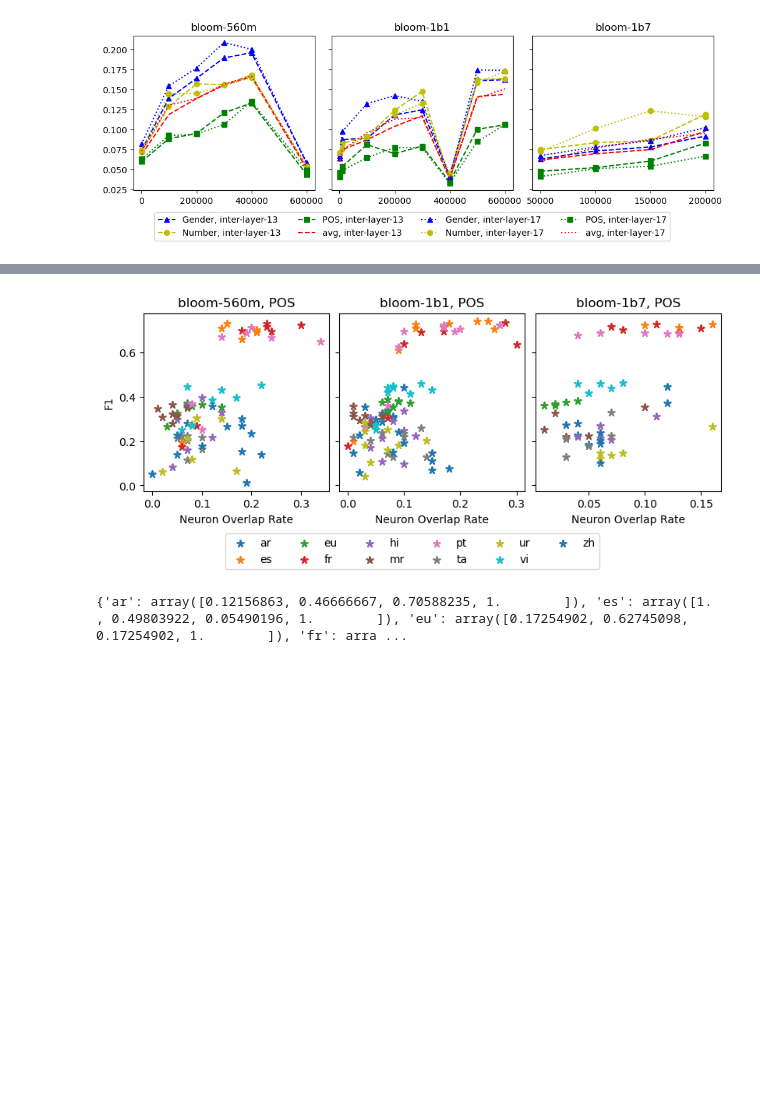
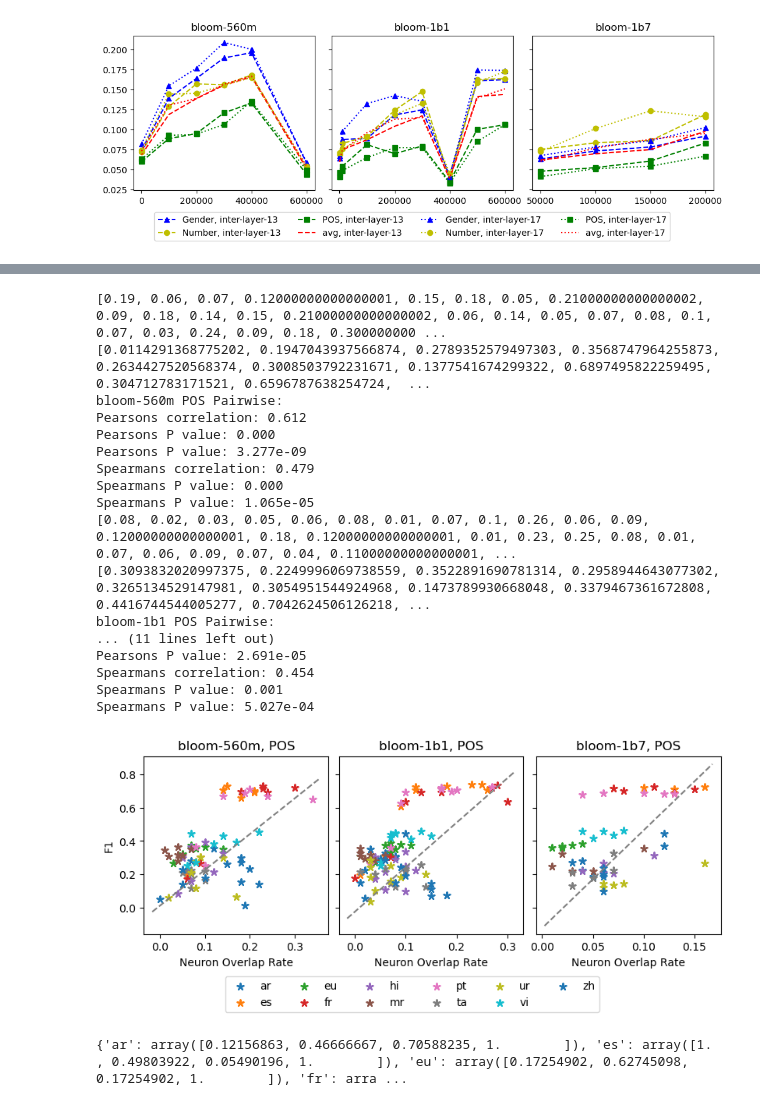
Before and after one commit to ErikaaWang/multilingual-typology-probing, a Jupyter notebook: scatter_plot_ovlp.ipynb, the cells around one changed output, grey strips where cells are left out. Saved outputs shown, nothing was run; the diff lists cells and outputs as text; code cells hidden in the pictures; blank space fills up the shorter version.

Commit message:
plot updated

```diff
--- a/scatter_plot_ovlp.ipynb
+++ b/scatter_plot_ovlp.ipynb
@@ -46,10 +47,10 @@ for model in ['bloom-560m', 'bloom-1b1', 'bloom-1b7']:
             read_lines = f.readlines()
             avg_ovlp_dict = {}
             for line in read_lines:
-                list = line.split(',')
-                if list[0] == 'best':
+                split_list = line.split(',')
+                if split_list[0] == 'best':
                     continue
-                avg_ovlp_dict[int(list[0])] = float(list[1])
+                avg_ovlp_dict[int(split_list[0])] = float(split_list[1])
             ckpts, avg_ovlps = zip(*avg_ovlp_dict.items())
             axs[model_index].plot(ckpts, avg_ovlps, f"r{lines[line_index]}", label=f'avg, {l}')
         line_index += 1
@@ -104,18 +135,20 @@ for model in ['bloom-560m', 'bloom-1b1', 'bloom-1b7']:
             read_lines = f.readlines()
             avg_ovlp_dict = {}
             for line in read_lines:
-                list = line.split(',')
-                if list[0] == 'best':
+                split_list = line.split(',')
+                if split_list[0] == 'best':
                     continue
-                if int(list[0]) not in avg_alignment:
-                    avg_alignment[int(list[0])] = 0
-                avg_alignment[int(list[0])] += float(list[1])
+                if int(split_list[0]) not in avg_alignment:
+                    avg_alignment[int(split_list[0])] = 0
+                avg_alignment[int(split_list[0])] += float(split_list[1])
 
     for k, v in avg_alignment.items():
         avg_alignment[k] = v/2
 
     ckpts, avg_ovlps = zip(*avg_alignment.items())
     axs[model_index].plot(ckpts, avg_ovlps, "r-", label='avg ovlp rate')
+    var_1 = avg_ovlps
+    print(var_1)
 
     task_name_dict = {"XNLI": 'xnli_acc', "POS": 'f1-score'}
     for task in ["XNLI", "POS"]:
@@ -125,9 +158,13 @@ for model in ['bloom-560m', 'bloom-1b1', 'bloom-1b7']:
             del avg_scores['best']
         x = [int(k) for k in avg_scores.keys()]
         y = avg_scores.values()
-        print(x)
-        print(y)
+        var_2 = list(y)
+        print(var_2)
         axs_dup[model_index].plot(x, y, "-.", label=task)
+        print(f"{model} {task} Average:")
+        print_pearson(var_1, var_2)
+        print_spearman(var_1, var_2)
+
     if model_index < 2:
         axs_dup[model_index].get_shared_y_axes().join(axs_dup[model_index], axs_dup[model_index+1])
     axs[model_index].set_title(model)
@@ -151,5 +188,5 @@ fig.legend(
    ncol=3
 )
 
-plt.savefig(f'experiments/scatterplots/crslgual_curve.pdf', bbox_inches='tight')
+# plt.savefig(f'experiments/scatterplots/crslgual_curve.pdf', bbox_inches='tight')
 # %% [output]
@@ -175,6 +218,8 @@ model_index = 0
 task = 'f1-score' #'xnli_acc'
 
 for model in ['bloom-560m', 'bloom-1b1', 'bloom-1b7']:
+    var_1 = []
+    var_2 = []
 
     avg_ovlp = pd.read_csv(f'csv_files/{model}_inter-layer-13_ovlp-rate_POS.csv', index_col=0)
     ovlp_df = pd.read_csv(f'csv_files/{model}_inter-layer-17_ovlp-rate_POS.csv', index_col=0)
@@ -191,9 +236,13 @@ for model in ['bloom-560m', 'bloom-1b1', 'bloom-1b7']:
             x.append(avg_ovlp[ckpt][lang])
 
         s = axs[model_index].scatter(x, y, marker=(5, 2), label=lang)
+        var_1 += x
+        var_2 += y
+
         lang_color_dict[lang] = s.get_facecolor()[0]
         axs[model_index].set_title(f'{model}, POS')
         axs[model_index].set_xlabel('Neuron Overlap Rate')
+
 
 
 
@@ -204,34 +253,60 @@ for model in ['bloom-560m', 'bloom-1b1', 'bloom-1b7']:
     #     avg_scores = score_dict.mean(axis=0).to_dict()
     #     if 'best' in avg_scores:
     #         del avg_scores['best']
     #     x = [int(k) for k in avg_scores.keys()]
     #     y = avg_scores.values()
     #     print(x)
     #     print(y)
     #     axs_dup[model_index].plot(x, y, "-.", label=task)
     # if model_index < 2:
     #     axs_dup[model_index].get_shared_y_axes().join(axs_dup[model_index], axs_dup[model_index+1])
     # axs[model_index].set_title(model)
     # axs[model_index].tick_params(axis='y', labelcolor='red')
+    print(var_1)
+    print(var_2)
+    print(f"{model} POS Pairwise:")
+    print_pearson(var_1, var_2)
+    print_spearman(var_1, var_2)
+
     model_index += 1
 
 axs[0].set_ylabel('F1')
 labels_handles = {
   label: handle for ax in fig.axes for handle, label in zip(*ax.get_legend_handles_labels())
 }
+
+for i in range(0,3):
+    add_identity(axs[i], color='grey', ls='--')
 
 fig.legend(
   labels_handles.values(),
   labels_handles.keys(),
   loc = "upper center",
    bbox_to_anchor = (0.5, 0),
    bbox_transform = plt.gcf().transFigure,
    ncol=6
 )
 
 plt.savefig(f'experiments/scatterplots/crslgual_scatter_POS.pdf', bbox_inches='tight')
 # %% [output]
+[0.19, 0.06, 0.07, 0.12000000000000001, 0.15, 0.18, 0.05, 0.21000000000000002, 0.09, 0.18, 0.14, 0.15, 0.21000000000000002, 0.06, 0.14, 0.05, 0.07, 0.08, 0.1, 0.07, 0.03, 0.24, 0.09, 0.18, 0.300000000 ...
+[0.0114291368775202, 0.1947043937566874, 0.2789352579497303, 0.3568747964255873, 0.2634427520568374, 0.3008503792231671, 0.1377541674299322, 0.6897495822259495, 0.304712783171521, 0.6596787638254724,  ...
+bloom-560m POS Pairwise:
+Pearsons correlation: 0.612
+Pearsons P value: 0.000
+Pearsons P value: 3.277e-09
+Spearmans correlation: 0.479
+Spearmans P value: 0.000
+Spearmans P value: 1.065e-05
+[0.08, 0.02, 0.03, 0.05, 0.06, 0.08, 0.01, 0.07, 0.1, 0.26, 0.06, 0.09, 0.12000000000000001, 0.18, 0.12000000000000001, 0.01, 0.23, 0.25, 0.08, 0.01, 0.07, 0.06, 0.09, 0.07, 0.04, 0.11000000000000001, ...
+[0.3093832020997375, 0.2249996069738559, 0.3522891690781314, 0.2958944643077302, 0.3265134529147981, 0.3054951544924968, 0.1473789930668048, 0.3379467361672808, 0.4416744544005277, 0.7042624506126218, ...
+bloom-1b1 POS Pairwise:
+... (11 lines left out)
+Pearsons P value: 2.691e-05
+Spearmans correlation: 0.454
+Spearmans P value: 0.001
+Spearmans P value: 5.027e-04
-[figure, old version]
+[figure, new version]
 # %%
 print(lang_color_dict)
 # %% [output]
```
Also changed, not shown: parts of 5 cells of this notebook, 2 other files.
